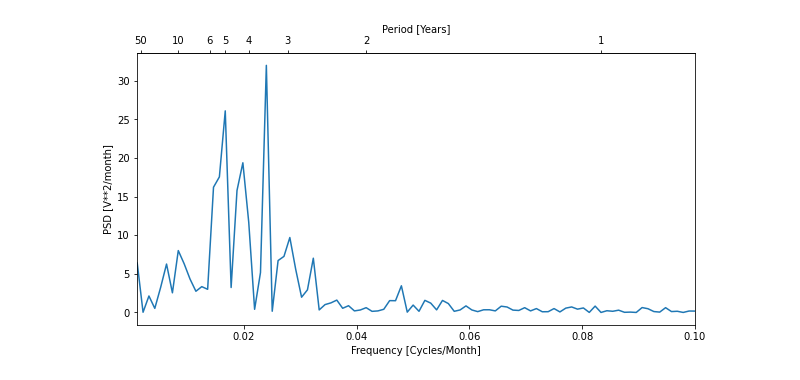
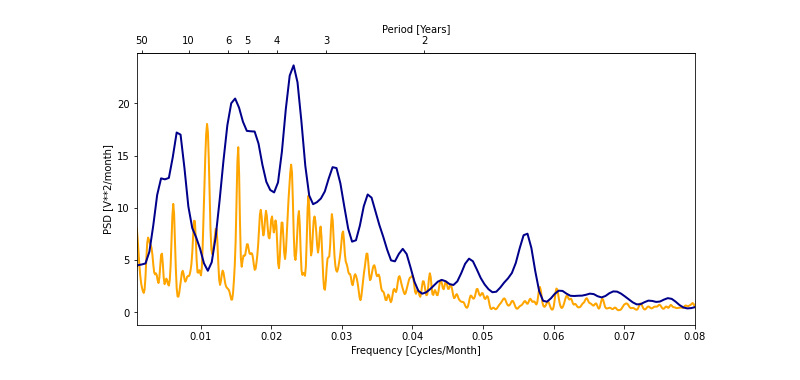
Before and after one commit to FESOM/fdiag, a Jupyter notebook: fdiag/templates/enso_box.ipynb, the cells around one changed output. Drawn from its saved outputs; the diff is of its cells as text; code cells hidden in the pictures.

```diff
--- a/fdiag/templates/enso_box.ipynb
+++ b/fdiag/templates/enso_box.ipynb
@@ -53,21 +85,27 @@ The mesh will be loaded from /p/project/chhb19/streffing1/input/fesom2/core2/pic
 # Detrend linearly to remove forcing or spinup induced trends
 # TODO: probably better to detrend with something like a 50 year running mean
 data_raw = signal.detrend(data_raw)
+#obs_raw = signal.detrend(obs_raw)
 
 # Reshape to add monthly time axis
 data_raw_reshape = data_raw.reshape(data_raw.shape[0]//12,data_raw.shape[1], 12)
+obs_raw_reshape = obs_raw.reshape(obs_raw.shape[0]//12,obs_raw.shape[1],obs_raw.shape[2], 12)
 
 # Calculate seasonal cycle
 data_season_cycle = np.mean(data_raw_reshape,axis=0)
+obs_season_cycle = np.mean(obs_raw_reshape,axis=0)
 
 # Repeat seasonal cycle
 data_season_cycle_repeat = np.repeat(data_season_cycle[np.newaxis,...],np.shape(data_raw_reshape)[0],axis=0)
+obs_season_cycle_repeat = np.repeat(obs_season_cycle[np.newaxis,...],np.shape(obs_raw_reshape)[0],axis=0)
 
 # Reshape into original format
 data_season_cycle_repeat_reshape = data_season_cycle_repeat.reshape(np.shape(data_raw))
+obs_season_cycle_repeat_reshape = obs_season_cycle_repeat.reshape(np.shape(obs_raw))
 
 # Remove seasonal cycle from data
 data = data_raw - data_season_cycle_repeat_reshape
+obs = obs_raw - obs_season_cycle_repeat_reshape
 # %% [markdown]
 ![caption](https://climatedataguide.ucar.edu/sites/default/files/users/dschneid/key_figures_428.png)
 # %%
@@ -141,15 +179,16 @@ if ofile is not None:
 # interpolate data onto regular grid
 sst = []
 points = np.vstack((model_lon, model_lat)).T
-for t in tqdm(range(0, np.shape(data)[0])):
+for t in tqdm(range(0, np.shape(data_raw)[0])):
     nn_interpolation = NearestNDInterpolator(points, data[t,:])
     sst.append(nn_interpolation((lon2, lat2)))
 sst=np.asarray(sst)
 sst_area_mean = np.mean(np.mean(sst,axis=2),axis=1)
 sst_nino = sst_area_mean.reshape(len(sst_area_mean)//12, 12)
 sst_nino_ano = sst_nino - np.mean(sst_nino)
-sst_nino_ymean = np.mean(sst_nino,axis=1)
-sst_nino_ymean_ano = sst_nino_ymean - np.mean(sst_nino_ymean)
+# %%
+obs_nino = obs.reshape(len(obs)//12, 12)
+obs_nino_ano = obs_nino - np.mean(obs_nino)
 # %%
 plt.figure(figsize = figsize)
 plt.imshow(np.transpose(sst_nino),cmap=plt.cm.RdBu_r)
@@ -246,32 +340,49 @@ Text(0.5, 0, 'PC1 Frequency')
+# %%
+def smooth(x,beta):
+    """ kaiser window smoothing """
+    window_len=11
+    beta=10
+    # extending the data at beginning and at the end
+    # to apply the window at the borders
+    s = np.r_[x[window_len-1:0:-1],x,x[-1:-window_len:-1]]
+    w = np.kaiser(window_len,beta)
+    y = np.convolve(w/w.sum(),s,mode='valid')
+    return y[5:len(y)-5]
 # %%
 f, Pxx_den = signal.periodogram(sst_nino_ano.flatten())
+f_obs, Pxx_den_obs = signal.periodogram(obs_nino_ano.flatten())
 
 fig, ax = plt.subplots(figsize=figsize)
 
-ax.plot(f,Pxx_den)
-ax.set_xlim([0.001, 0.1])
+#ax.plot(f,Pxx_den,linewidth=0.5,color='darkblue')
+ax.plot(f,smooth((Pxx_den),len(Pxx_den)),linewidth=2,color='orange')
+ax.plot(f_obs,smooth((Pxx_den_obs),len(Pxx_den_obs)),linewidth=2,color='darkblue')
+
+
+ax.set_xlim([0.001, 0.08])
+#ax.set_ylim([0, 50])
 plt.xlabel('Frequency [Cycles/Month]')
 plt.ylabel('PSD [V**2/month]')
 
 def twelve_over(x):
     """Vectorized 12/x, treating x==0 manually"""
     x = np.array(x*12).astype(float)
     near_zero = np.isclose(x, 0)
     x[near_zero] = np.inf
     x[~near_zero] = 1 / x[~near_zero]
     return x
 
 # the function "12/x" is its own inverse
 inverse = twelve_over
 
 secax = ax.secondary_xaxis('top', functions=(twelve_over, inverse))
 secax.set_xlabel('Period [Years]')
 secax.set_xticks([50,10,6,5,4,3,2,1])
 
 if ofile is not None:
     ofile_long = f"{ofile}_enso_box_psd.png"
     plt.savefig(f"{ofile_long}", dpi=dpi)
     os.system(f'convert {ofile_long} -trim {ofile_long}_trimmed.png')
     os.system(f'mv {ofile_long}_trimmed.png {ofile_long}')
 # %% [output]
-[figure, old version]
+[figure, new version]
```
Also changed, not shown: parts of 12 cells of this notebook, 22 other files.
